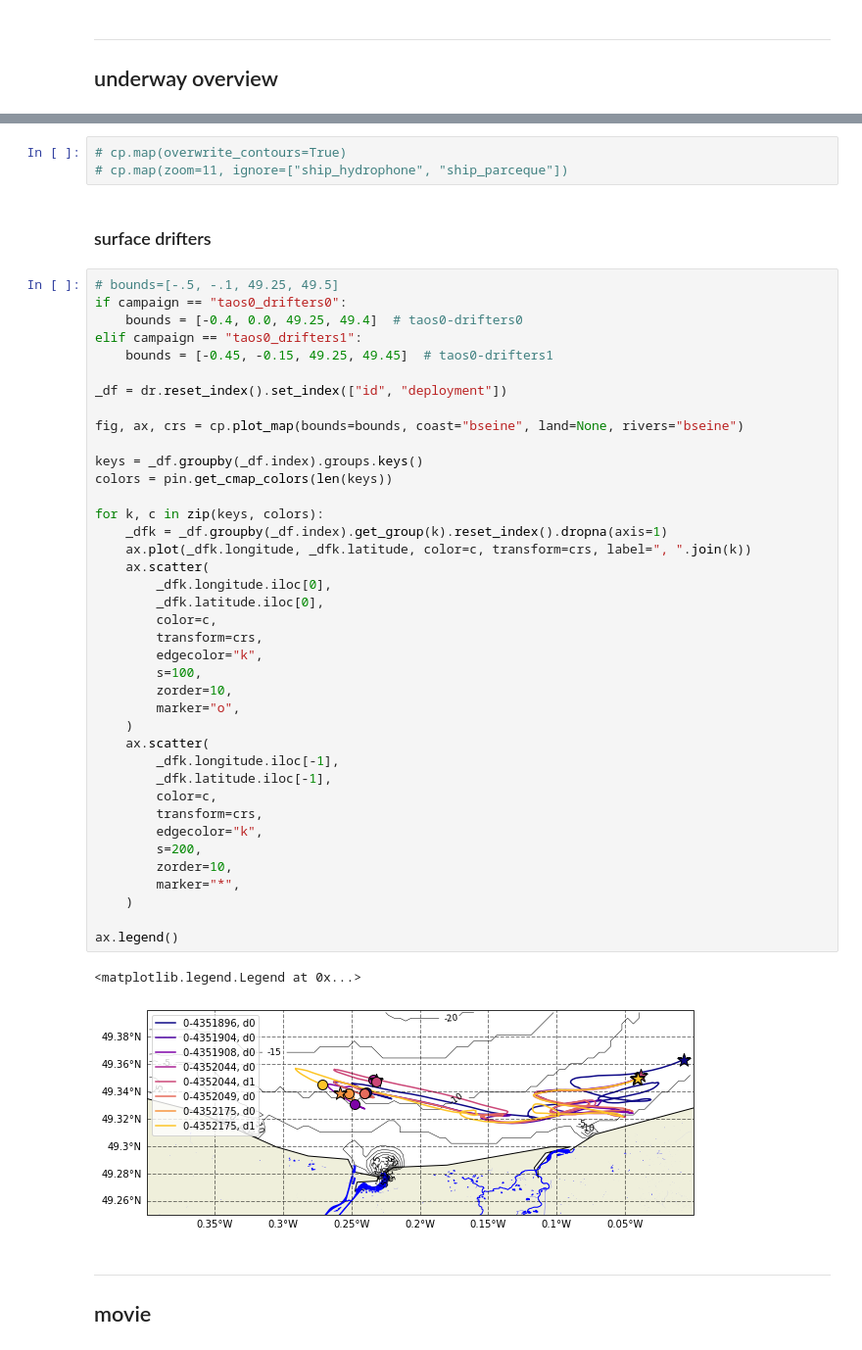
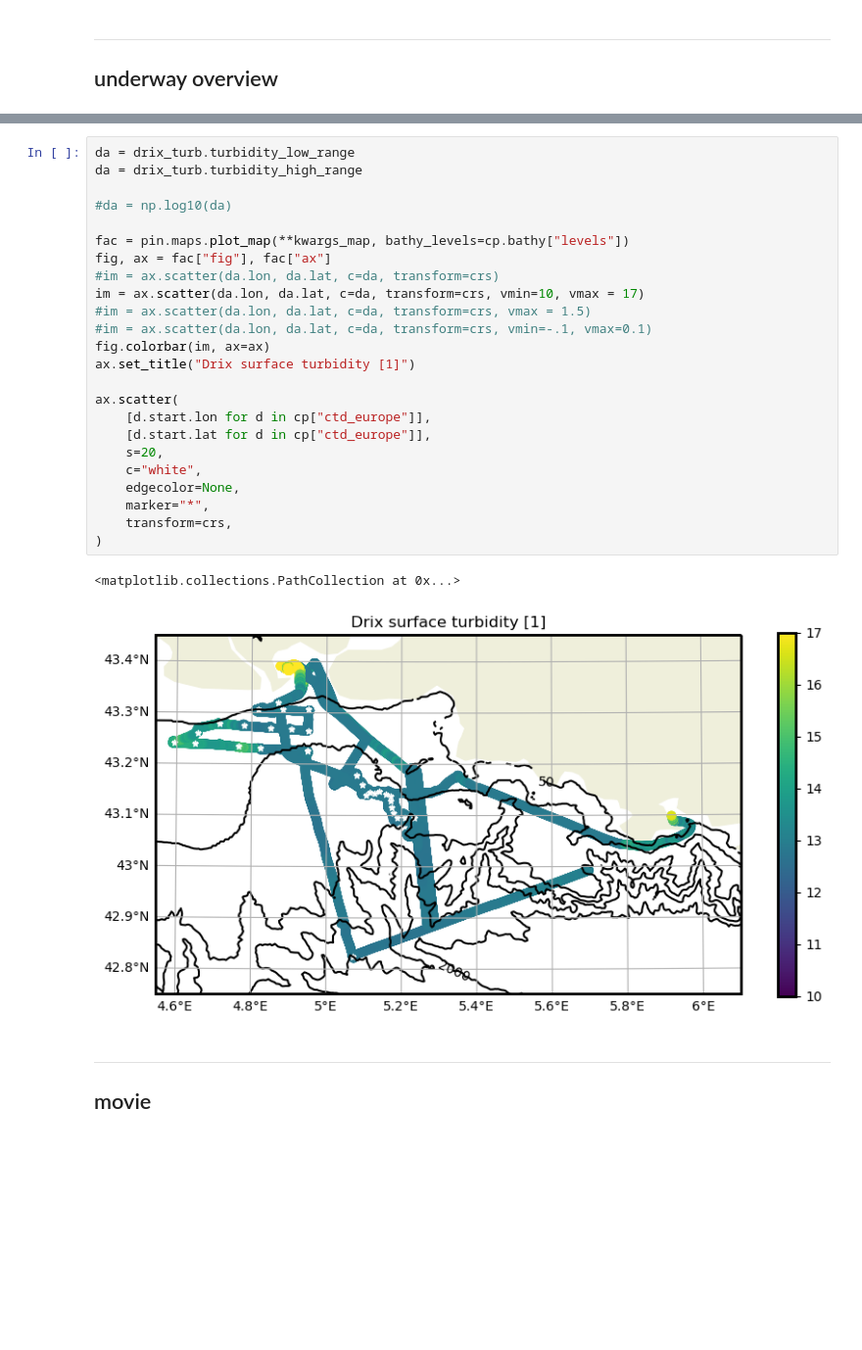
Before and after one commit to apatlpo/drix_analysis, a Jupyter notebook: drixmed22/overview.ipynb, the cells around one changed output, grey strips where cells are left out. Shown: that part at 98% size. Cells and saved outputs as stored; diff of their text form; blank space fills up the shorter version.

```diff
--- a/drixmed22/overview.ipynb
+++ b/drixmed22/overview.ipynb
@@ -340,50 +198,30 @@ if False:
-# %%
-# cp.map(overwrite_contours=True)
-# cp.map(zoom=11, ignore=["ship_hydrophone", "ship_parceque"])
-# %% [markdown]
-### surface drifters
-# %%
-# bounds=[-.5, -.1, 49.25, 49.5]
-if campaign == "taos0_drifters0":
-    bounds = [-0.4, 0.0, 49.25, 49.4]  # taos0-drifters0
-elif campaign == "taos0_drifters1":
-    bounds = [-0.45, -0.15, 49.25, 49.45]  # taos0-drifters1
-
-_df = dr.reset_index().set_index(["id", "deployment"])
-
-fig, ax, crs = cp.plot_map(bounds=bounds, coast="bseine", land=None, rivers="bseine")
-
-keys = _df.groupby(_df.index).groups.keys()
-colors = pin.get_cmap_colors(len(keys))
-
-for k, c in zip(keys, colors):
-    _dfk = _df.groupby(_df.index).get_group(k).reset_index().dropna(axis=1)
-    ax.plot(_dfk.longitude, _dfk.latitude, color=c, transform=crs, label=", ".join(k))
-    ax.scatter(
-        _dfk.longitude.iloc[0],
-        _dfk.latitude.iloc[0],
-        color=c,
-        transform=crs,
-        edgecolor="k",
-        s=100,
-        zorder=10,
-        marker="o",
-    )
-    ax.scatter(
-        _dfk.longitude.iloc[-1],
-        _dfk.latitude.iloc[-1],
-        color=c,
-        transform=crs,
-        edgecolor="k",
-        s=200,
-        zorder=10,
-        marker="*",
-    )
-
-ax.legend()
-# %% [output]
-<matplotlib.legend.Legend at 0x...>
-[figure, removed]
+# %%
+da = drix_turb.turbidity_low_range
+da = drix_turb.turbidity_high_range
+
+#da = np.log10(da)
+
+fac = pin.maps.plot_map(**kwargs_map, bathy_levels=cp.bathy["levels"])
+fig, ax = fac["fig"], fac["ax"]
+#im = ax.scatter(da.lon, da.lat, c=da, transform=crs)
+im = ax.scatter(da.lon, da.lat, c=da, transform=crs, vmin=10, vmax = 17)
+#im = ax.scatter(da.lon, da.lat, c=da, transform=crs, vmax = 1.5)
+#im = ax.scatter(da.lon, da.lat, c=da, transform=crs, vmin=-.1, vmax=0.1)
+fig.colorbar(im, ax=ax)
+ax.set_title("Drix surface turbidity [1]")
+
+ax.scatter(
+    [d.start.lon for d in cp["ctd_europe"]],
+    [d.start.lat for d in cp["ctd_europe"]],
+    s=20,
+    c="white",
+    edgecolor=None,
+    marker="*",
+    transform=crs,
+)
+# %% [output]
+<matplotlib.collections.PathCollection at 0x...>
+[figure, added]
 # %% [markdown]
 ---
 
```
Also changed, not shown: parts of 14 cells of this notebook, 1 other file.
